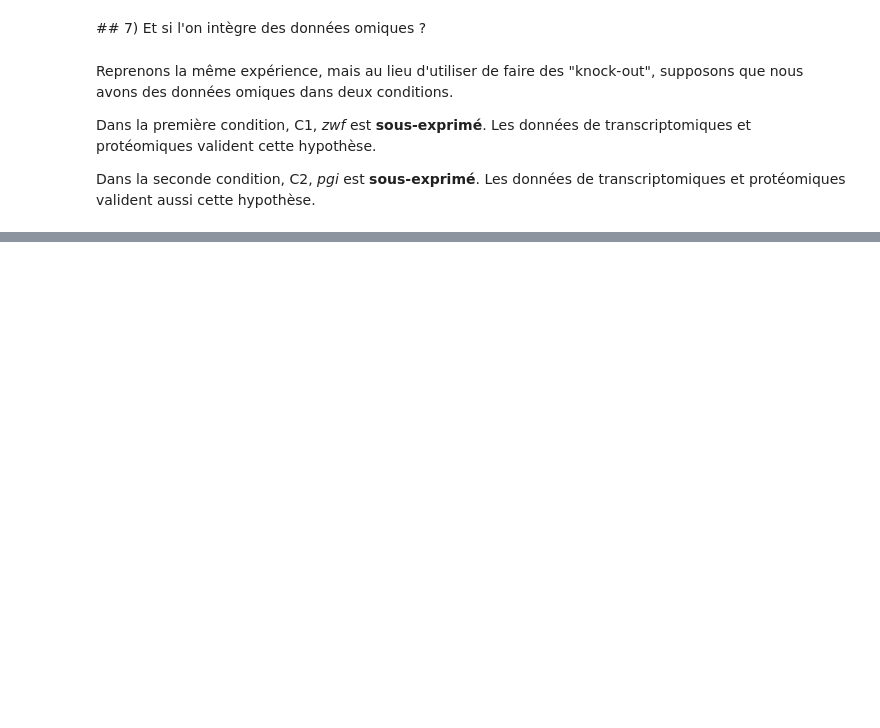
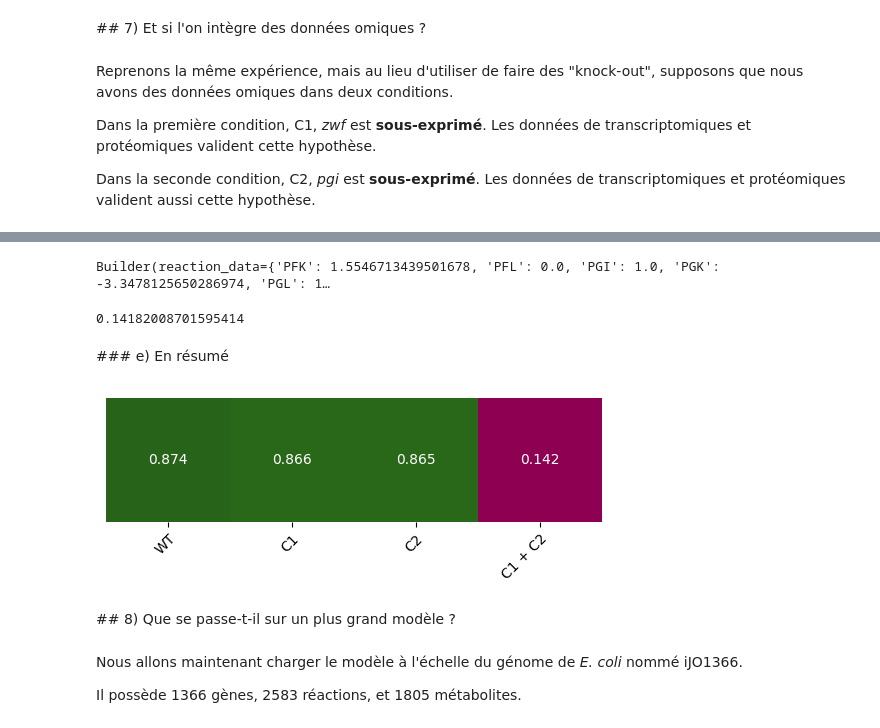
Before and after one commit to maxm4/metabolic-modelling, a Jupyter notebook: Modélisation_du_métabolisme.ipynb, the cells around one changed output, grey strips where cells are left out. Saved outputs shown, nothing was run; the diff lists cells and outputs as text; code cells hidden in the pictures; blank space fills up the shorter version.

```diff
--- a/Modélisation_du_métabolisme.ipynb
+++ b/Modélisation_du_métabolisme.ipynb
@@ -291,0 +395,2 @@ Et C2 se traduit donc par des bornes (-1.0, 1.0) au lieu de (-1000.0, 1000.0) po
+# %%
+growth_rates['C2'] = fluxes.fluxes['BIOMASS_Ecoli_core_w_GAM']
@@ -291,0 +399,2 @@ Et C2 se traduit donc par des bornes (-1.0, 1.0) au lieu de (-1000.0, 1000.0) po
+# %%
+model = cobra.io.read_sbml_model('e_coli_core.xml')
@@ -291,0 +412,2 @@ Et C2 se traduit donc par des bornes (-1.0, 1.0) au lieu de (-1000.0, 1000.0) po
+# %%
+fluxes = model.optimize()
@@ -291,0 +416,44 @@ Et C2 se traduit donc par des bornes (-1.0, 1.0) au lieu de (-1000.0, 1000.0) po
+# %%
+builder
+# %% [output]
+Builder(reaction_data={'PFK': 1.5546713439501678, 'PFL': 0.0, 'PGI': 1.0, 'PGK': -3.3478125650286974, 'PGL': 1…
+# %%
+fluxes.fluxes['BIOMASS_Ecoli_core_w_GAM']
+# %% [output]
+0.14182008701595414
+# %% [markdown]
+### e) En résumé
+# %%
+growth_rates['C1 + C2'] = fluxes.fluxes['BIOMASS_Ecoli_core_w_GAM']
+# %%
+data = [growth_rates.keys(), growth_rates.values()]
+arr = np.array([list(growth_rates.values())])
+plt.imshow(arr, cmap="PiYG")
+
+ax = plt.gca()
+
+# Show all ticks and label them with the respective list entries
+ax.set_xticks(range(len(growth_rates)), labels=growth_rates.keys(),
+              rotation=45, ha="right", rotation_mode="anchor")
+ax.set_yticks([])
+
+# Turn spines off and create white grid.
+ax.spines[:].set_visible(False)
+ax.grid(which="minor", color="w", linestyle='-', linewidth=3)
+ax.tick_params(which="minor", bottom=False, left=False)
+
+# Loop over data dimensions and create text annotations.
+for i in range(len(growth_rates.keys())):
+    for j in range(1):
+        text = ax.text(i, j, round(arr[j, i], 3),
+                       ha="center", va="center", color="w")
+
+plt.show()
+# %% [output]
+[figure, added]
+# %% [markdown]
+## 8) Que se passe-t-il sur un plus grand modèle ?
+# %% [markdown]
+Nous allons maintenant charger le modèle à l'échelle du génome de *E. coli* nommé iJO1366.
+
+Il possède 1366 gènes, 2583 réactions, et 1805 métabolites.
```
Also changed, not shown: parts of 106 cells of this notebook, 2 other files.
